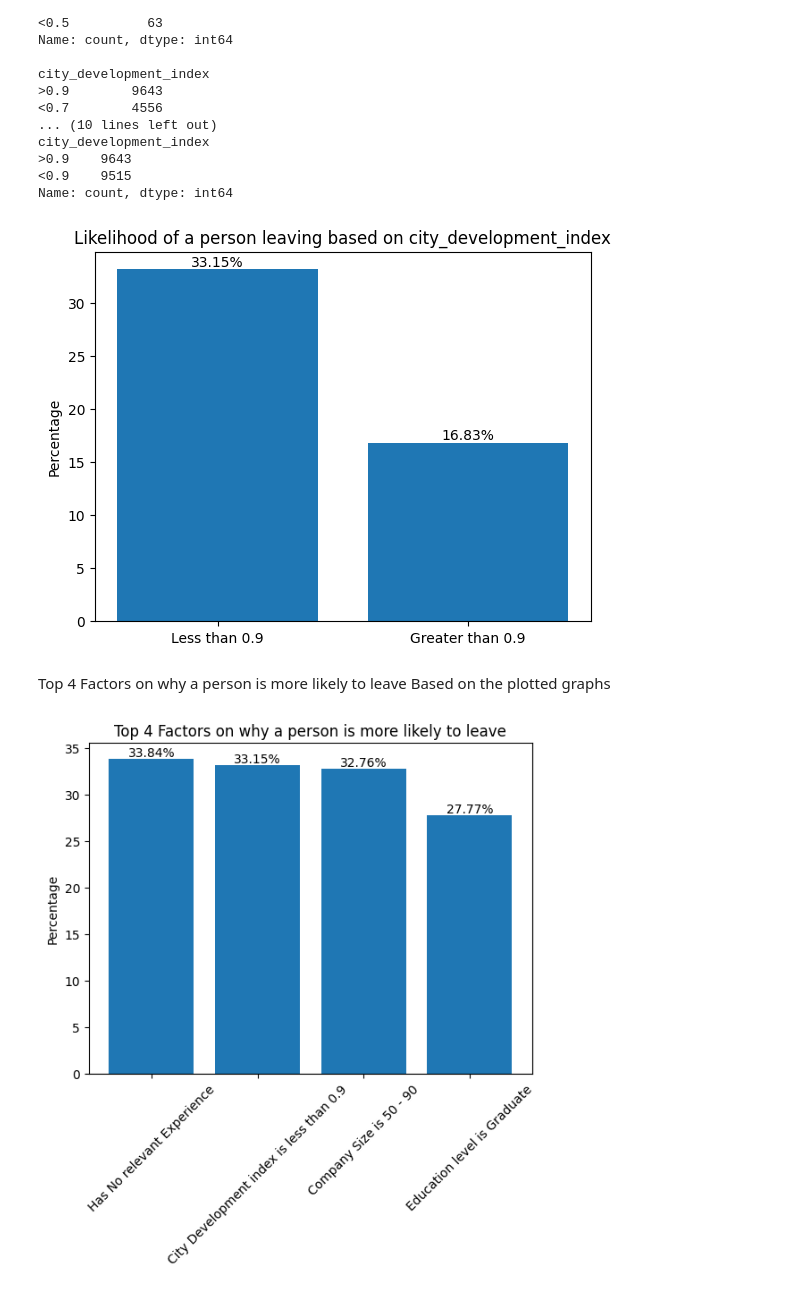
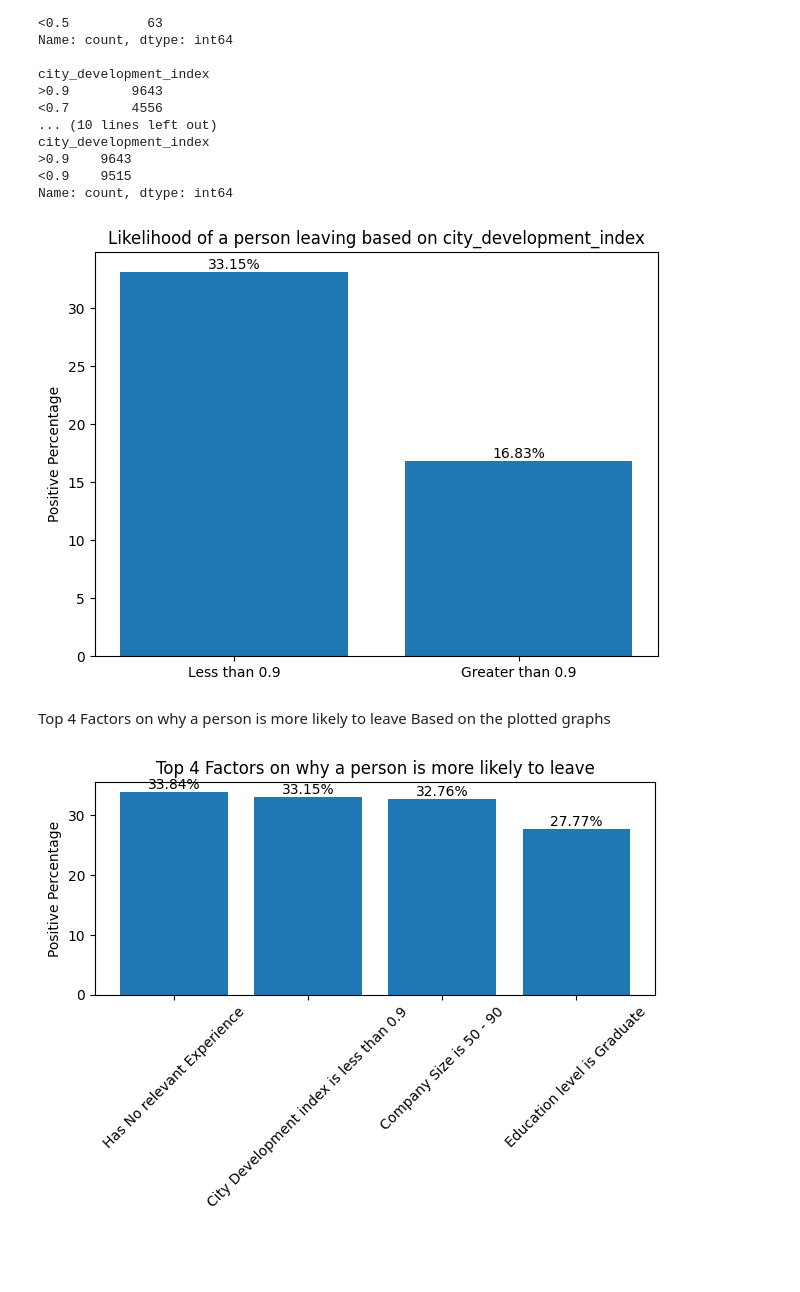
Before and after one commit to skullfort/ds-employee-attrition, a Jupyter notebook: visualizations/visualization1.ipynb, the cells around one changed output. Saved outputs shown, nothing was run; the diff lists cells and outputs as text; code cells hidden in the pictures; blank space fills up the shorter version.

```diff
--- a/visualizations/visualization1.ipynb
+++ b/visualizations/visualization1.ipynb
@@ -8,13 +8,12 @@ df = pd.read_csv("cleaned_mode.csv")
 # %% [markdown]
 Based on Education
 # %%
-# Extract unique column values first
+# Extract unique column values and sort them by education level
 column_values = df['education_level'].unique()
+sorted_values = ['Primary School', 'High School', 'Graduate', 'Masters', 'Phd']
+column_mapping = {column_value: column_value.lower().replace(' ', '') for column_value in sorted_values}
 
-# Create the column mapping dictionary
-column_mapping = {column_value: column_value.lower().replace(' ', '') for column_value in column_values}
-
-# Calculate the total counts
+# Calculate the total counts and percentages in the sorted order
 total_counts = {}
 total_with_target_1 = {}
 percentages = {}
@@ -22,29 +21,36 @@ percentages = {}
 for column_value, label in column_mapping.items():
     total_counts[label] = df[df['education_level'] == column_value].shape[0]
     total_with_target_1[label] = df[(df['education_level'] == column_value) & (df['target'] == 1)].shape[0]
-    percentages[label] = (total_with_target_1[label] / total_counts[label]) * 100
+    # Check if the total count is zero to avoid division by zero
+    if total_counts[label] != 0:
+        percentages[label] = (total_with_target_1[label] / total_counts[label]) * 100
+    else:
+        percentages[label] = 0
 
-# Create a bar chart
+# Create a bar chart with sorted values
 labels = list(column_mapping.values())
-values = list(percentages.values())
+values = [percentages[label] for label in labels]
 
-plt.bar(labels, values)
+plt.bar(np.arange(len(labels)), values)
 
 # Add percentage values to the bar chart
-for i in range(len(labels)):
-    plt.text(i, values[i], f"{values[i]:.2f}%", ha='center', va='bottom')
+for i, value in enumerate(values):
+    plt.text(i, value, f"{value:.2f}%", ha='center', va='bottom')
+
+# Set the x-axis ticks and labels
+plt.xticks(np.arange(len(labels)), labels)
 
 # Set the y-axis label
-plt.ylabel('Percentage')
+plt.ylabel('Positive Percentage')
 
 # Set the title of the chart
-plt.title('Likely of a person leaving based on Education Level')
+plt.title('Likelihood of a person leaving based on Education Level')
 
 plt.tight_layout()
 
-#Save
+# Save the figure
 plt.savefig('Basedon_Education.png', bbox_inches='tight')
 
-# Display
+# Display the chart
 plt.show()
 # %% [output]
@@ -289,7 +294,7 @@ for i in range(len(labels)):
     plt.text(i, values[i], f"{values[i]:.2f}%", ha='center', va='bottom')
 
 # Y-axis
-plt.ylabel('Percentage')
+plt.ylabel('Positive Percentage')
 
 # Title
 plt.title('Likelihood of a person leaving based on city_development_index')
@@ -301,7 +306,7 @@ plt.savefig('Basedon_CDI2.png', bbox_inches='tight')
 # Display
 plt.show()
 # %% [output]
-[figure, old version]
+[figure, new version]
 # %% [markdown]
 Top 4 Factors on why a person is more likely to leave Based on the plotted graphs
 # %%
@@ -320,32 +325,32 @@ x_labels = [
     'Company Size is 50 - 90',
     'Has No relevant Experience',
     'City Development index is less than 0.9'
 ]
 
 # Sorting x-axis labels
 x_labels_sorted = [x_labels[i] for i in sorted_indices]
 
 # Plotting bar chart
 plt.bar(x_values_sorted, y_values_sorted)
 
 # X-axis labels
 plt.xticks(x_values_sorted, x_labels_sorted, rotation=45)
 
 # Adding the percentage values to the graph
 for i in range(len(x_values_sorted)):
     plt.text(x_values_sorted[i], y_values_sorted[i], f"{y_values_sorted[i]:.2f}%", ha='center', va='bottom')
 
 # Y axis
-plt.ylabel('Percentage')
+plt.ylabel('Positive Percentage')
 
 # Title
 plt.title('Top 4 Factors on why a person is more likely to leave')
 
 plt.tight_layout()
 #Save
 plt.savefig('Top4.png', bbox_inches='tight')
 
 # Display
 plt.show()
 # %% [output]
-[figure, old version]
+[figure, new version]
```
Also changed, not shown: parts of 4 cells of this notebook, 6 other files.
